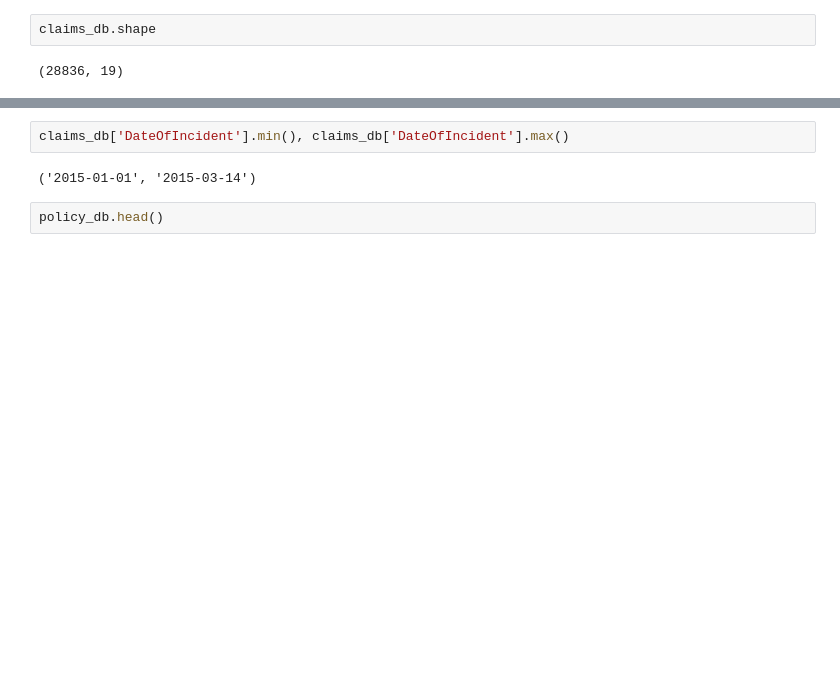
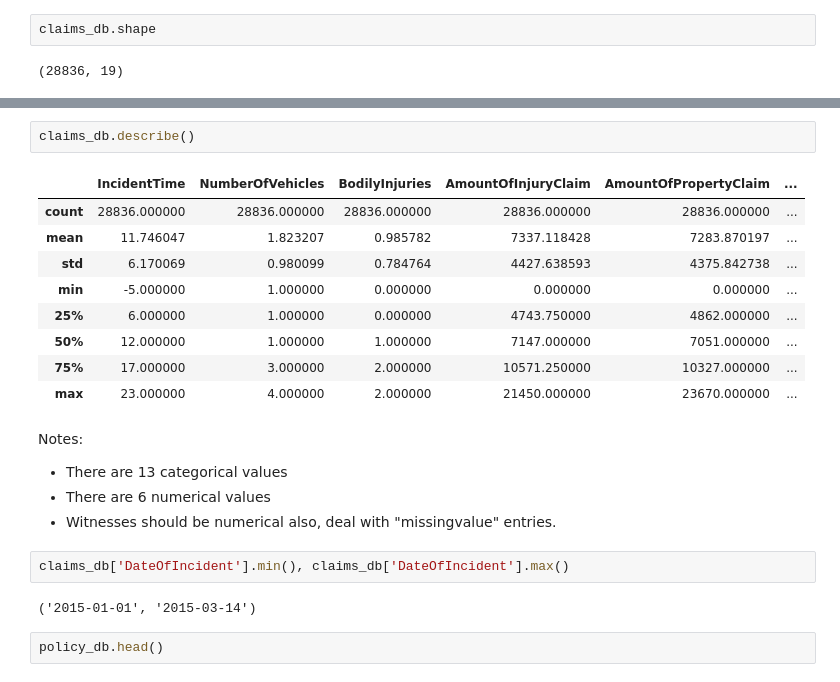
Before and after one commit to Kcorb0/Fraud-Detection, a Jupyter notebook: FraudDetection.ipynb, the cells around one changed output, grey strips where cells are left out. Saved outputs shown, nothing was run; the diff lists cells and outputs as text; blank space fills up the shorter version.

```diff
--- a/FraudDetection.ipynb
+++ b/FraudDetection.ipynb
@@ -64,3 +136,20 @@ claims_db.shape
+# %%
+claims_db.describe()
+# %% [output]
+|  | IncidentTime | NumberOfVehicles | BodilyInjuries | AmountOfInjuryClaim | AmountOfPropertyClaim | ... |
+| count | 28836.000000 | 28836.000000 | 28836.000000 | 28836.000000 | 28836.000000 | ... |
+| mean | 11.746047 | 1.823207 | 0.985782 | 7337.118428 | 7283.870197 | ... |
+| std | 6.170069 | 0.980099 | 0.784764 | 4427.638593 | 4375.842738 | ... |
+| min | -5.000000 | 1.000000 | 0.000000 | 0.000000 | 0.000000 | ... |
+| 25% | 6.000000 | 1.000000 | 0.000000 | 4743.750000 | 4862.000000 | ... |
+| 50% | 12.000000 | 1.000000 | 1.000000 | 7147.000000 | 7051.000000 | ... |
+| 75% | 17.000000 | 3.000000 | 2.000000 | 10571.250000 | 10327.000000 | ... |
+| max | 23.000000 | 4.000000 | 2.000000 | 21450.000000 | 23670.000000 | ... |
+# %% [markdown]
+Notes:
+- There are 13 categorical values
+- There are 6 numerical values
+- Witnesses should be numerical also, deal with "missingvalue" entries.
 # %%
 claims_db['DateOfIncident'].min(), claims_db['DateOfIncident'].max()
 # %% [output]
```
Also changed, not shown: parts of 36 cells of this notebook, 1 other file.
